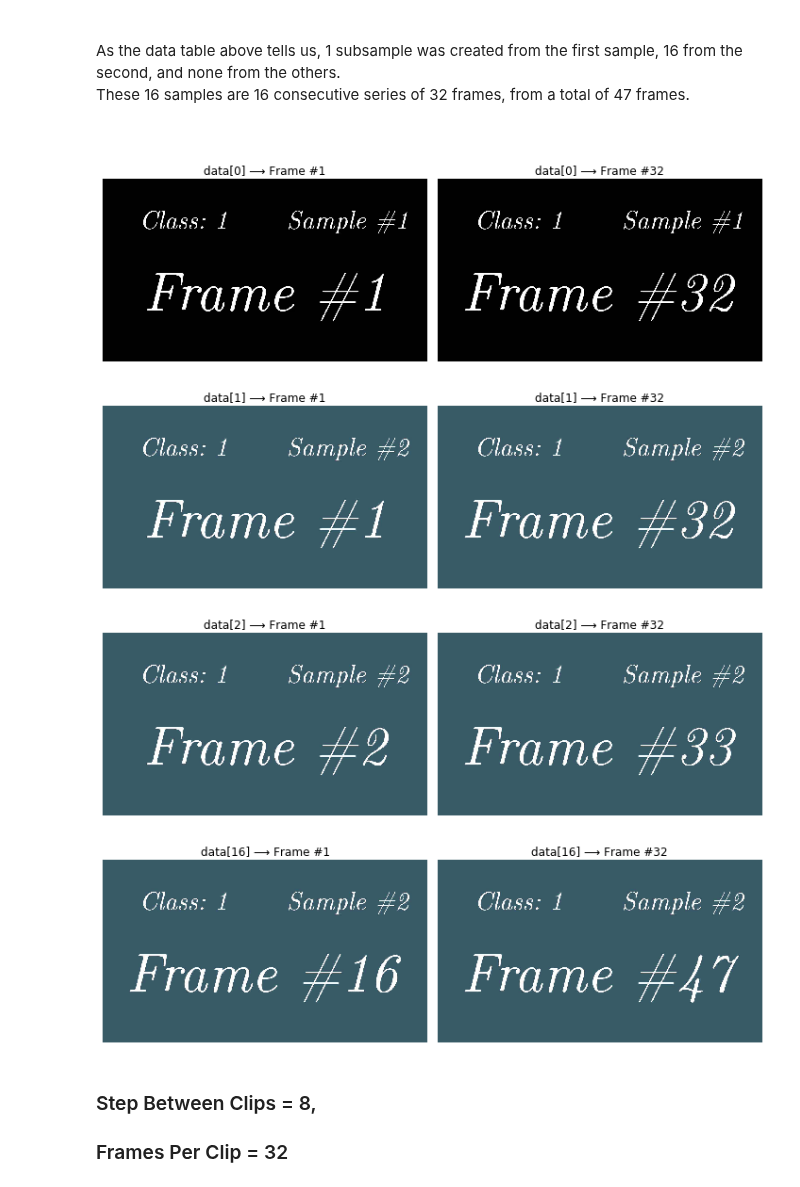
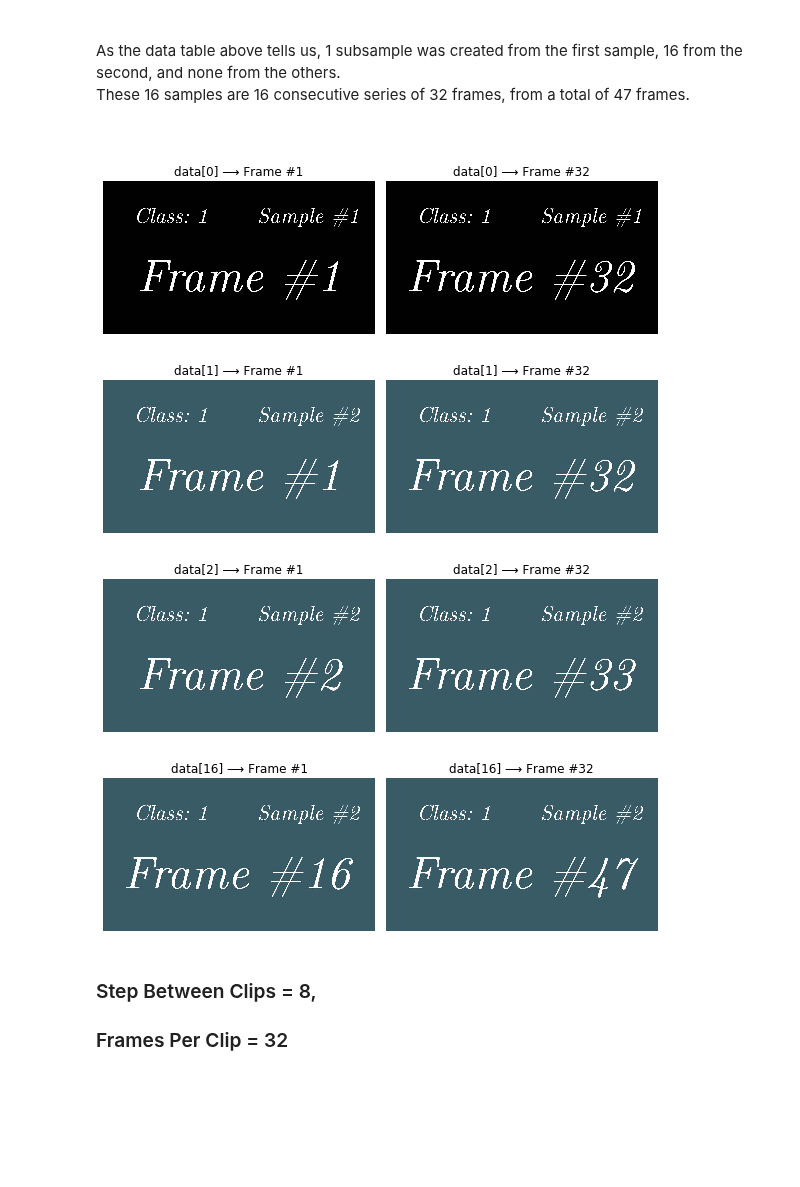
Before and after one commit to rsomani95/video-classification, a Jupyter notebook: notebooks/03_video_dataset.ipynb, the cells around one changed output. Saved outputs shown, nothing was run; the diff lists cells and outputs as text; code cells hidden in the pictures; blank space fills up the shorter version.

```diff
--- a/notebooks/03_video_dataset.ipynb
+++ b/notebooks/03_video_dataset.ipynb
@@ -101,7 +104,7 @@ class VideoDataset(VisionDataset):
 
     def get_info(self):
         fnames     = [f.rsplit('/')[-1] for f   in self.video_clips.metadata['video_paths']]
-        classes    = [f.rsplit('/')[-2] for f   in data.video_clips.metadata['video_paths']]
+        classes    = [f.rsplit('/')[-2] for f   in self.video_clips.metadata['video_paths']]
         num_frames = [len(pts)          for pts in self.video_clips.metadata['video_pts']]
         fps        = [i                 for i   in self.video_clips.metadata['video_fps']]
         subclips   = [len(x)            for x   in self.video_clips.clips]
@@ -192,17 +195,17 @@ These 16 samples are 16 consecutive series of 32 frames, from a total of 47 fram
 # %%
 i = 0
 
-plot = lambda i:plot_adjacent(data[i][0], figsize=(10, 6), prefix=f'data[{i}] ⟶ ')
+plot = lambda i:plot_adjacent(data[i][0], figsize=(8, 6), prefix=f'data[{i}] ⟶ ')
 
 plot(0)
 plot(1)
 plot(2)
 plot(16)
 # %% [output]
-[figure, old version]
+[figure, new version]
-[figure, old version]
+[figure, new version]
-[figure, old version]
+[figure, new version]
-[figure, old version]
+[figure, new version]
 # %% [markdown]
 ### Step Between Clips = 8,
 ### Frames Per Clip = 32
```
Also changed, not shown: parts of 33 cells of this notebook.
